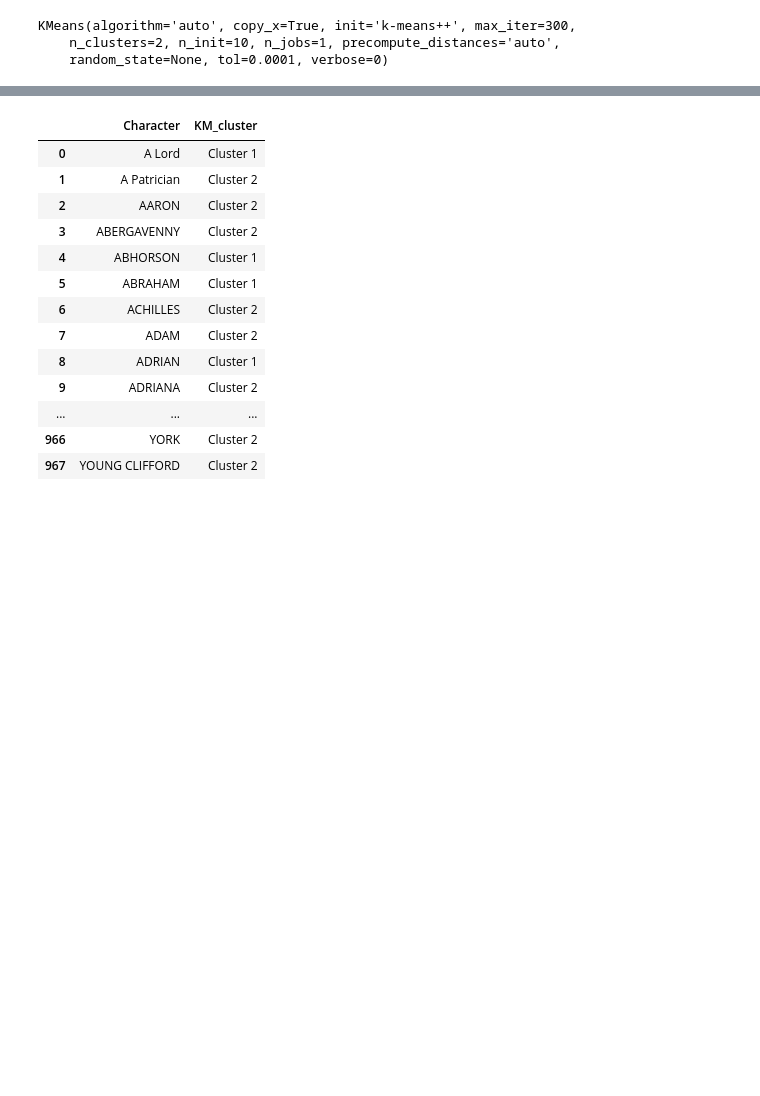
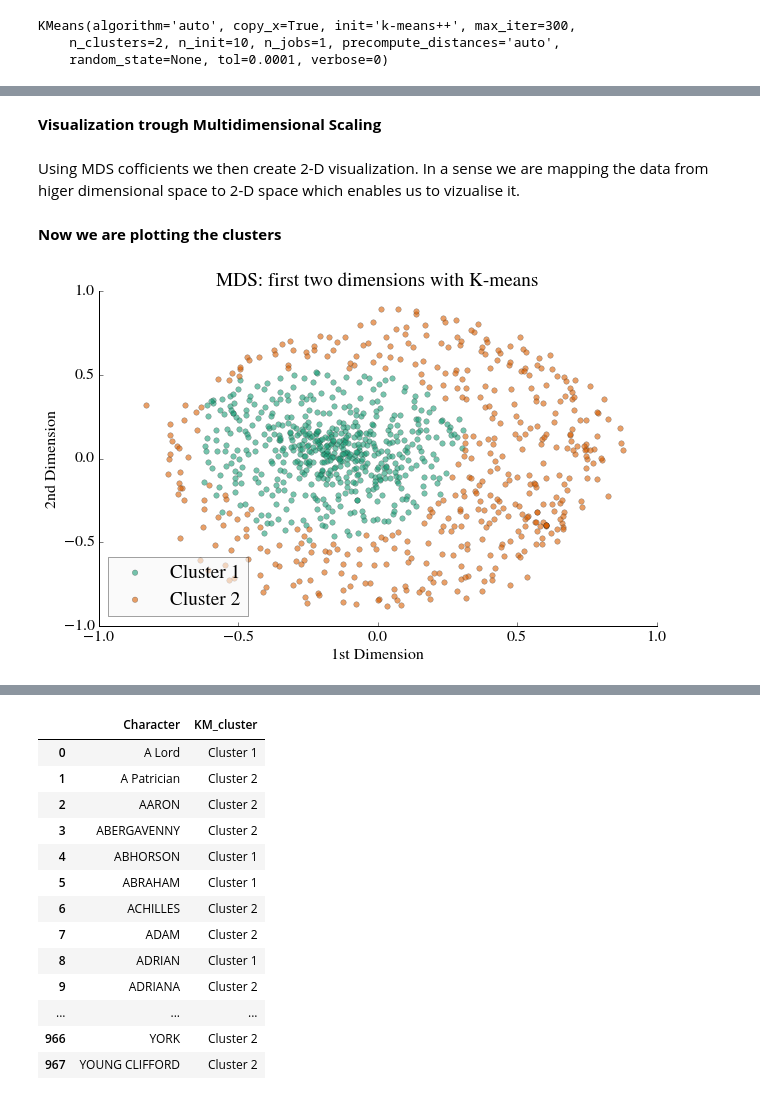
Before and after one commit to rabjohnston/E81HW5, a Jupyter notebook: HW5.ipynb, the cells around one changed output, grey strips where cells are left out. Saved outputs shown, nothing was run; the diff lists cells and outputs as text; code cells hidden in the pictures; blank space fills up the shorter version.

```diff
--- a/HW5.ipynb
+++ b/HW5.ipynb
@@ -270,0 +375,5 @@ Silhouette Coefficient: 0.123
+# %% [markdown]
+<b>Visualization trough Multidimensional Scaling</b>
+# %% [markdown]
+Using MDS cofficients we then create 2-D visualization.
+In a sense we are mapping the data from higer dimensional space to 2-D space which enables us to vizualise it.
@@ -270,0 +442,13 @@ Silhouette Coefficient: 0.123
+# %%
+#df
+df.loc[:,"all_plays_index"] = dfAllPlays.index.values
+# %% [markdown]
+<b>Now we are plotting the clusters</b>
+# %%
+df1 = make_plot_frame(text_MDS, kmeans.labels_, df.loc[:,"KM_cluster"],df.loc[:,"all_plays_index"])
+clusterGroups = df1.groupby('label')
+
+# Plot the features with MDS
+plot_2D(clusterGroups, 'MDS: first two dimensions with K-means')
+# %% [output]
+[figure, added]
```
Also changed, not shown: parts of 20 cells of this notebook.
